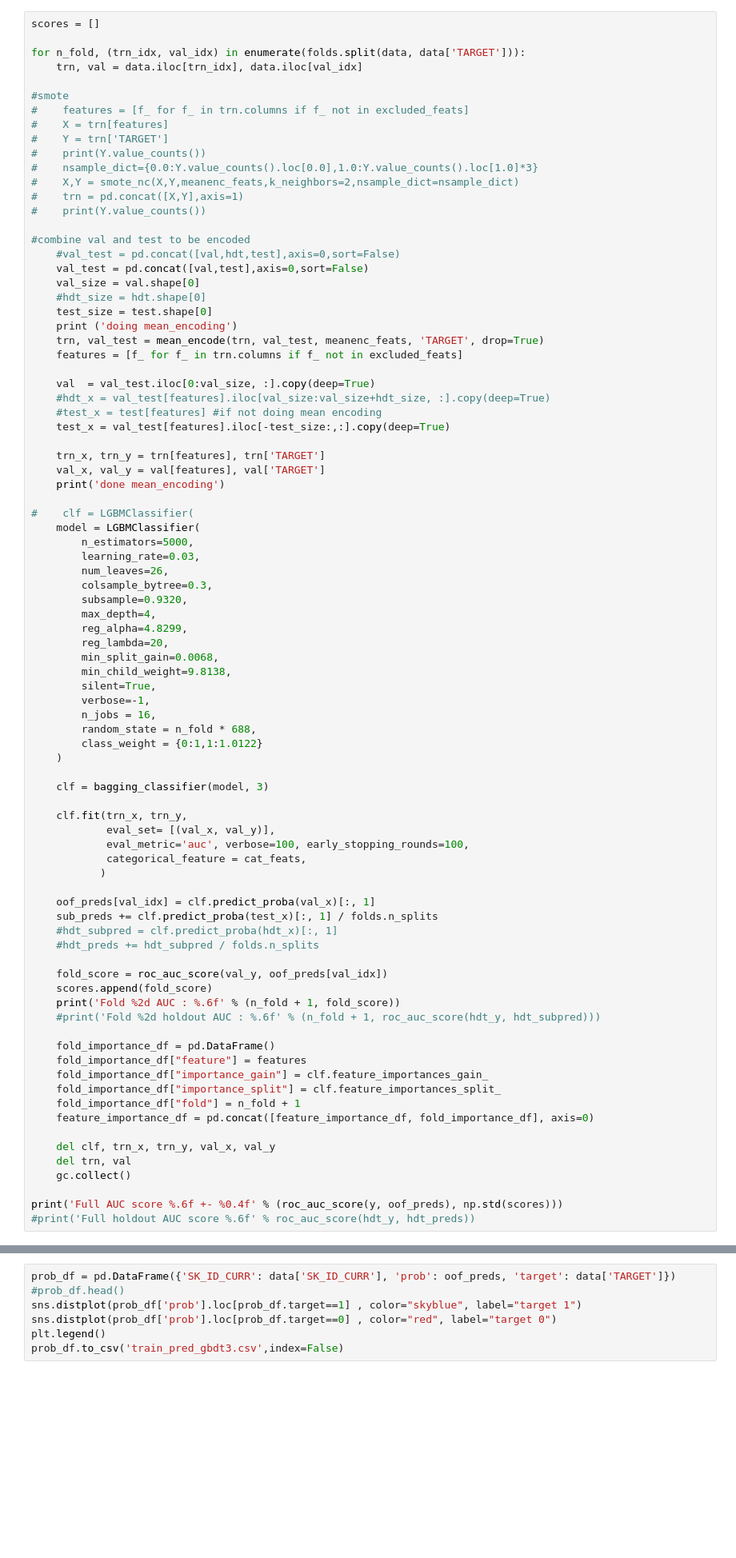
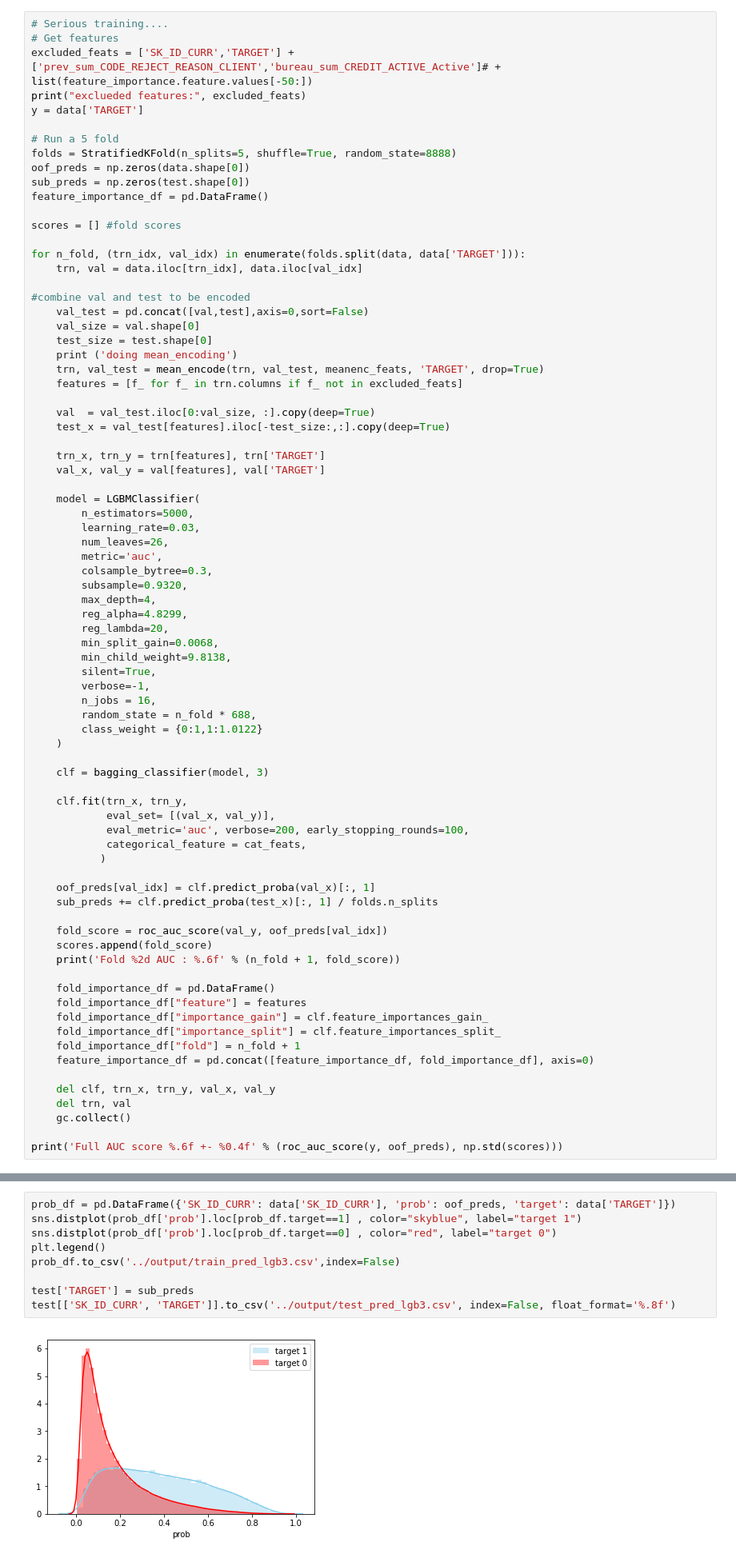
Before and after one commit to NoxMoon/home-credit-default-risk, a Jupyter notebook: notebooks/lgb3.ipynb, the cells around one changed output, grey strips where cells are left out. Shown at 80% size. Saved outputs shown, nothing was run; the diff lists cells and outputs as text; blank space fills up the shorter version.

```diff
--- a/notebooks/lgb3.ipynb
+++ b/notebooks/lgb3.ipynb
@@ -1313,43 +1225,40 @@ class bagging_classifier:
 # %%
-scores = []
+# Serious training....
+# Get features
+excluded_feats = ['SK_ID_CURR','TARGET'] + ['prev_sum_CODE_REJECT_REASON_CLIENT','bureau_sum_CREDIT_ACTIVE_Active']# + list(feature_importance.feature.values[-50:])
+print("exclueded features:", excluded_feats)
+y = data['TARGET']
+
+# Run a 5 fold
+folds = StratifiedKFold(n_splits=5, shuffle=True, random_state=8888)
+oof_preds = np.zeros(data.shape[0])
+sub_preds = np.zeros(test.shape[0])
+feature_importance_df = pd.DataFrame()
+
+scores = [] #fold scores
 
 for n_fold, (trn_idx, val_idx) in enumerate(folds.split(data, data['TARGET'])):
     trn, val = data.iloc[trn_idx], data.iloc[val_idx]
 
-#smote
-#    features = [f_ for f_ in trn.columns if f_ not in excluded_feats]
-#    X = trn[features]
-#    Y = trn['TARGET']
-#    print(Y.value_counts())
-#    nsample_dict={0.0:Y.value_counts().loc[0.0],1.0:Y.value_counts().loc[1.0]*3}
-#    X,Y = smote_nc(X,Y,meanenc_feats,k_neighbors=2,nsample_dict=nsample_dict)
-#    trn = pd.concat([X,Y],axis=1)
-#    print(Y.value_counts())
-
 #combine val and test to be encoded
-    #val_test = pd.concat([val,hdt,test],axis=0,sort=False)
     val_test = pd.concat([val,test],axis=0,sort=False)
     val_size = val.shape[0]
-    #hdt_size = hdt.shape[0]
     test_size = test.shape[0]
     print ('doing mean_encoding')
     trn, val_test = mean_encode(trn, val_test, meanenc_feats, 'TARGET', drop=True)
     features = [f_ for f_ in trn.columns if f_ not in excluded_feats]
 
     val  = val_test.iloc[0:val_size, :].copy(deep=True)
-    #hdt_x = val_test[features].iloc[val_size:val_size+hdt_size, :].copy(deep=True)
-    #test_x = test[features] #if not doing mean encoding
     test_x = val_test[features].iloc[-test_size:,:].copy(deep=True)
 
     trn_x, trn_y = trn[features], trn['TARGET']
     val_x, val_y = val[features], val['TARGET']
-    print('done mean_encoding')
 
-#    clf = LGBMClassifier(
     model = LGBMClassifier(
         n_estimators=5000,
         learning_rate=0.03,
         num_leaves=26,
+        metric='auc',
         colsample_bytree=0.3,
         subsample=0.9320,
         max_depth=4,
@@ -1368,19 +1277,16 @@ for n_fold, (trn_idx, val_idx) in enumerate(folds.split(data, data['TARGET'])):
 
     clf.fit(trn_x, trn_y,
             eval_set= [(val_x, val_y)],
-            eval_metric='auc', verbose=100, early_stopping_rounds=100,
+            eval_metric='auc', verbose=200, early_stopping_rounds=100,
             categorical_feature = cat_feats,
            )
 
     oof_preds[val_idx] = clf.predict_proba(val_x)[:, 1]
     sub_preds += clf.predict_proba(test_x)[:, 1] / folds.n_splits
-    #hdt_subpred = clf.predict_proba(hdt_x)[:, 1]
-    #hdt_preds += hdt_subpred / folds.n_splits
 
     fold_score = roc_auc_score(val_y, oof_preds[val_idx])
     scores.append(fold_score)
     print('Fold %2d AUC : %.6f' % (n_fold + 1, fold_score))
-    #print('Fold %2d holdout AUC : %.6f' % (n_fold + 1, roc_auc_score(hdt_y, hdt_subpred)))
 
     fold_importance_df = pd.DataFrame()
     fold_importance_df["feature"] = features
@@ -1394,4 +1300,3 @@ for n_fold, (trn_idx, val_idx) in enumerate(folds.split(data, data['TARGET'])):
     gc.collect()
 
 print('Full AUC score %.6f +- %0.4f' % (roc_auc_score(y, oof_preds), np.std(scores)))
-#print('Full holdout AUC score %.6f' % roc_auc_score(hdt_y, hdt_preds))
@@ -1398,7 +1390,11 @@ print('Full AUC score %.6f +- %0.4f' % (roc_auc_score(y, oof_preds), np.std(scor
 # %%
 prob_df = pd.DataFrame({'SK_ID_CURR': data['SK_ID_CURR'], 'prob': oof_preds, 'target': data['TARGET']})
-#prob_df.head()
 sns.distplot(prob_df['prob'].loc[prob_df.target==1] , color="skyblue", label="target 1")
 sns.distplot(prob_df['prob'].loc[prob_df.target==0] , color="red", label="target 0")
 plt.legend()
-prob_df.to_csv('train_pred_gbdt3.csv',index=False)
+prob_df.to_csv('../output/train_pred_lgb3.csv',index=False)
+
+test['TARGET'] = sub_preds
+test[['SK_ID_CURR', 'TARGET']].to_csv('../output/test_pred_lgb3.csv', index=False, float_format='%.8f')
+# %% [output]
+[figure, added]
```
Also changed, not shown: parts of 73 cells of this notebook, 7 other files.
